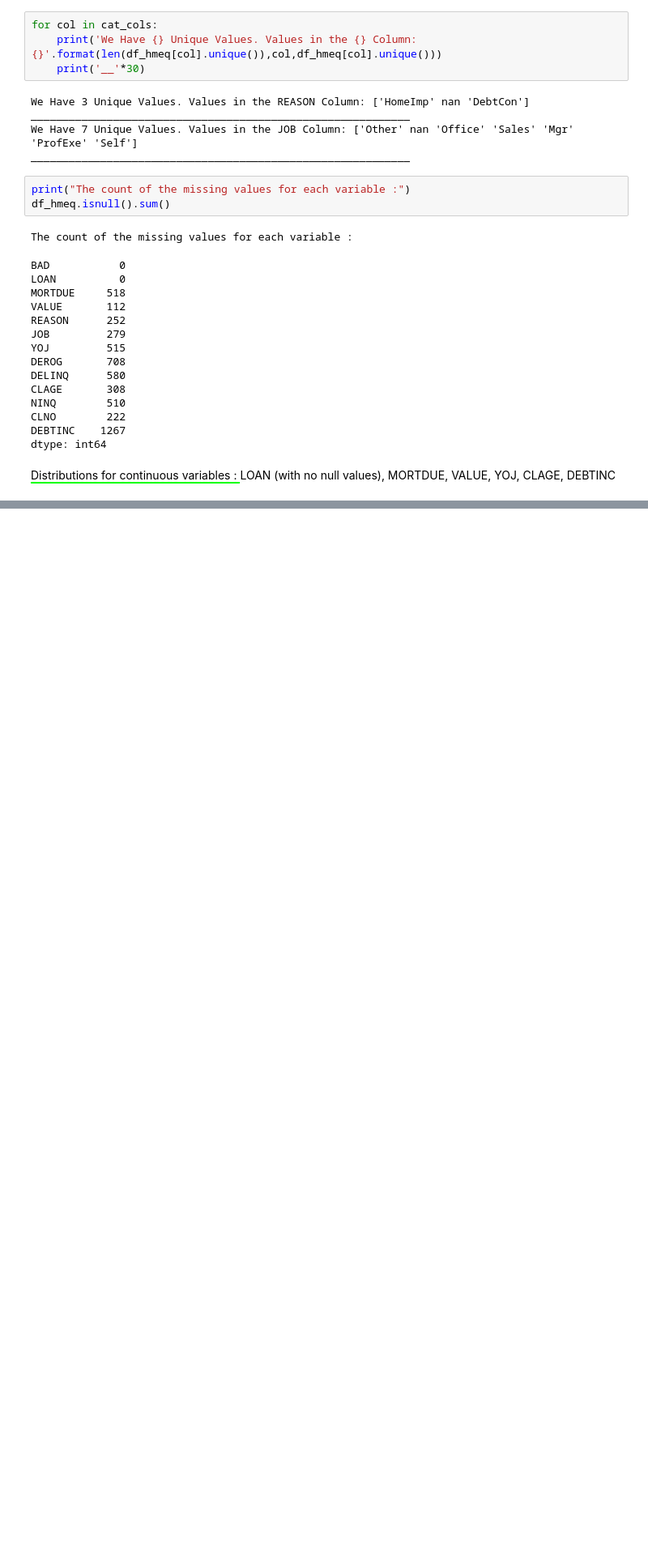
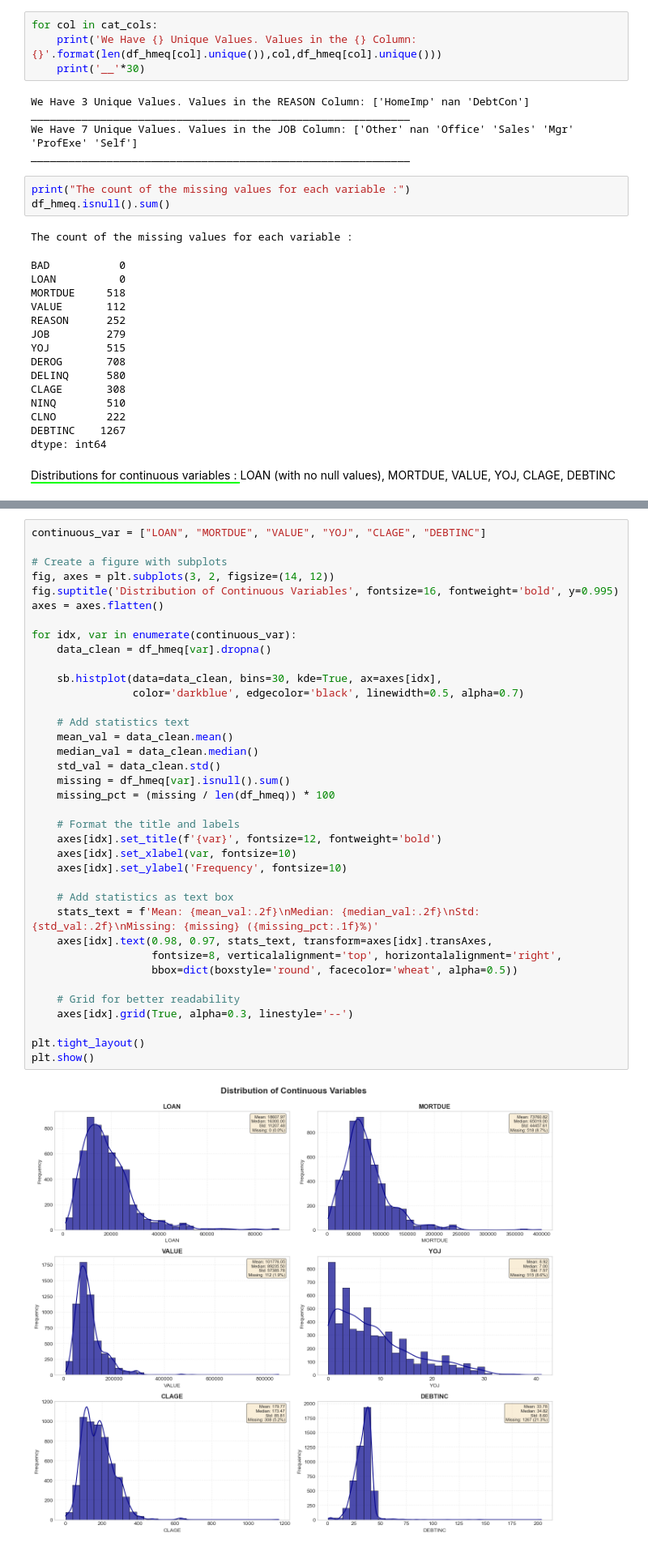
Before and after one commit to lotigiev/Big_Data_HMEQ, a Jupyter notebook: proj_big_data_hmeq.ipynb, the cells around one changed output, grey strips where cells are left out. Shown at 81% size. Cells and saved outputs as stored; diff of their text form; blank space fills up the shorter version.

```diff
--- a/proj_big_data_hmeq.ipynb
+++ b/proj_big_data_hmeq.ipynb
@@ -139,0 +138,39 @@ continuous_var = ["LOAN", "MORTDUE", "VALUE", "YOJ", "CLAGE", "DEBTINC"]
+# %%
+continuous_var = ["LOAN", "MORTDUE", "VALUE", "YOJ", "CLAGE", "DEBTINC"]
+
+# Create a figure with subplots
+fig, axes = plt.subplots(3, 2, figsize=(14, 12))
+fig.suptitle('Distribution of Continuous Variables', fontsize=16, fontweight='bold', y=0.995)
+axes = axes.flatten()
+
+for idx, var in enumerate(continuous_var):
+    data_clean = df_hmeq[var].dropna()
+
+    sb.histplot(data=data_clean, bins=30, kde=True, ax=axes[idx],
+                color='darkblue', edgecolor='black', linewidth=0.5, alpha=0.7)
+
+    # Add statistics text
+    mean_val = data_clean.mean()
+    median_val = data_clean.median()
+    std_val = data_clean.std()
+    missing = df_hmeq[var].isnull().sum()
+    missing_pct = (missing / len(df_hmeq)) * 100
+
+    # Format the title and labels
+    axes[idx].set_title(f'{var}', fontsize=12, fontweight='bold')
+    axes[idx].set_xlabel(var, fontsize=10)
+    axes[idx].set_ylabel('Frequency', fontsize=10)
+
+    # Add statistics as text box
+    stats_text = f'Mean: {mean_val:.2f}\nMedian: {median_val:.2f}\nStd: {std_val:.2f}\nMissing: {missing} ({missing_pct:.1f}%)'
+    axes[idx].text(0.98, 0.97, stats_text, transform=axes[idx].transAxes,
+                   fontsize=8, verticalalignment='top', horizontalalignment='right',
+                   bbox=dict(boxstyle='round', facecolor='wheat', alpha=0.5))
+
+    # Grid for better readability
+    axes[idx].grid(True, alpha=0.3, linestyle='--')
+
+plt.tight_layout()
+plt.show()
+# %% [output]
+[figure, added]
```
Also changed, not shown: parts of 22 cells of this notebook.
